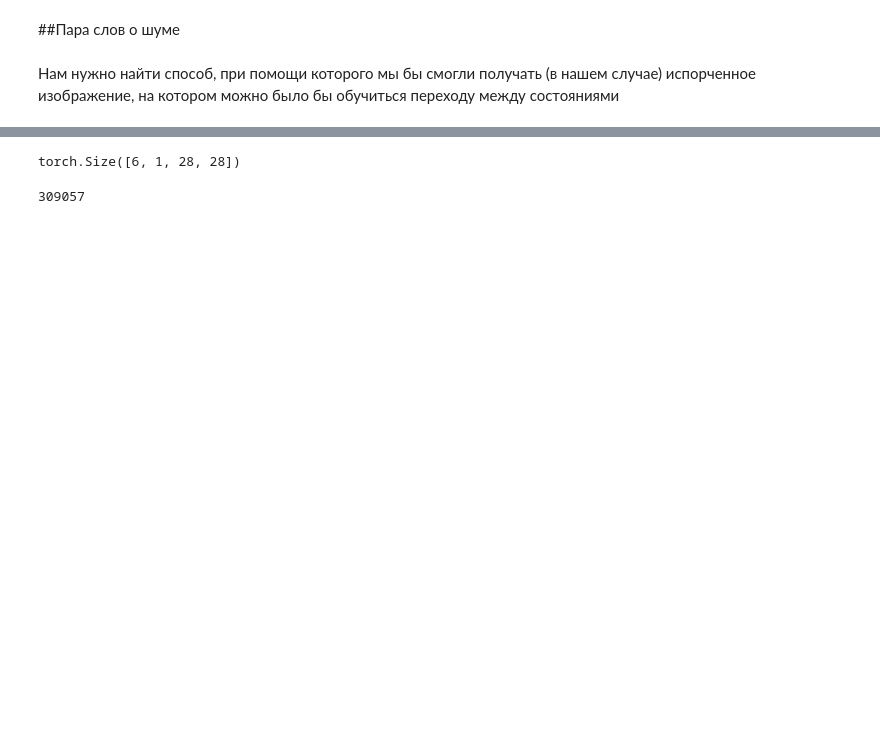
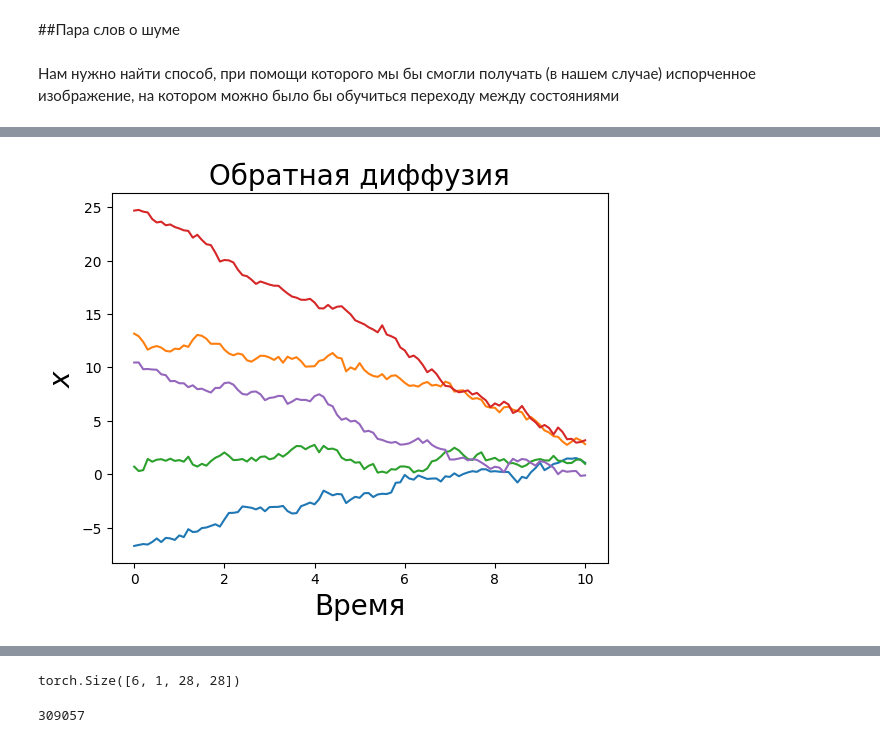
Before and after one commit to sswt/dive2gai, a Jupyter notebook: unit6/from_scratch.ipynb, the cells around one changed output, grey strips where cells are left out. Cells and saved outputs as stored; diff of their text form; code cells hidden in the pictures; blank space fills up the shorter version.

```diff
--- a/unit6/from_scratch.ipynb
+++ b/unit6/from_scratch.ipynb
@@ -141,0 +213,46 @@ plt.legend(fontsize="x-large");
+# %%
+def reverse_diffusion_1D(x0, noise_strength_fn, score_fn, T, nsteps, dt):
+  """
+  score_fn: score function
+  T: конечная отсечка по времени в прямом процессе
+  nsteps: число шагов
+  dt: размер шага
+  """
+  x = np.zeros(nsteps + 1)
+  x[0] = x0
+  t = np.arange(nsteps + 1) * dt
+
+  for i in range(nsteps):
+    noise_strength = noise_strength_fn(T - t[i])
+    score = score_fn(x[i], 0, noise_strength, T-t[i])
+    random_normal = np.random.randn()
+    x[i+1] = x[i] + (score * (noise_strength ** 2) * dt) + (noise_strength * random_normal * np.sqrt(dt))
+  return x, t
+
+
+# Example noise strength function: always equal to 1
+def score_simple(x, x0, noise_strength, t):
+  score = - (x - x0) / ((noise_strength ** 2) * t)
+  return score
+# %%
+nsteps = 100
+t0 = 0
+dt = 0.1
+noise_strength_fn = noise_strength_constant
+score_fn = score_simple
+x0 = 0
+T = 11
+
+
+num_tries = 5
+for i in range(num_tries):
+  x0 = np.random.normal(loc=0, scale=T)
+  x, t = reverse_diffusion_1D(x0, noise_strength_fn, score_fn, T, nsteps, dt)
+
+  plt.plot(t, x)
+  plt.xlabel('Время', fontsize=20)
+  plt.ylabel('$x$', fontsize=20)
+plt.title('Обратная диффузия', fontsize=20)
+plt.show()
+# %% [output]
+[figure, added]
```
Also changed, not shown: parts of 36 cells of this notebook.
